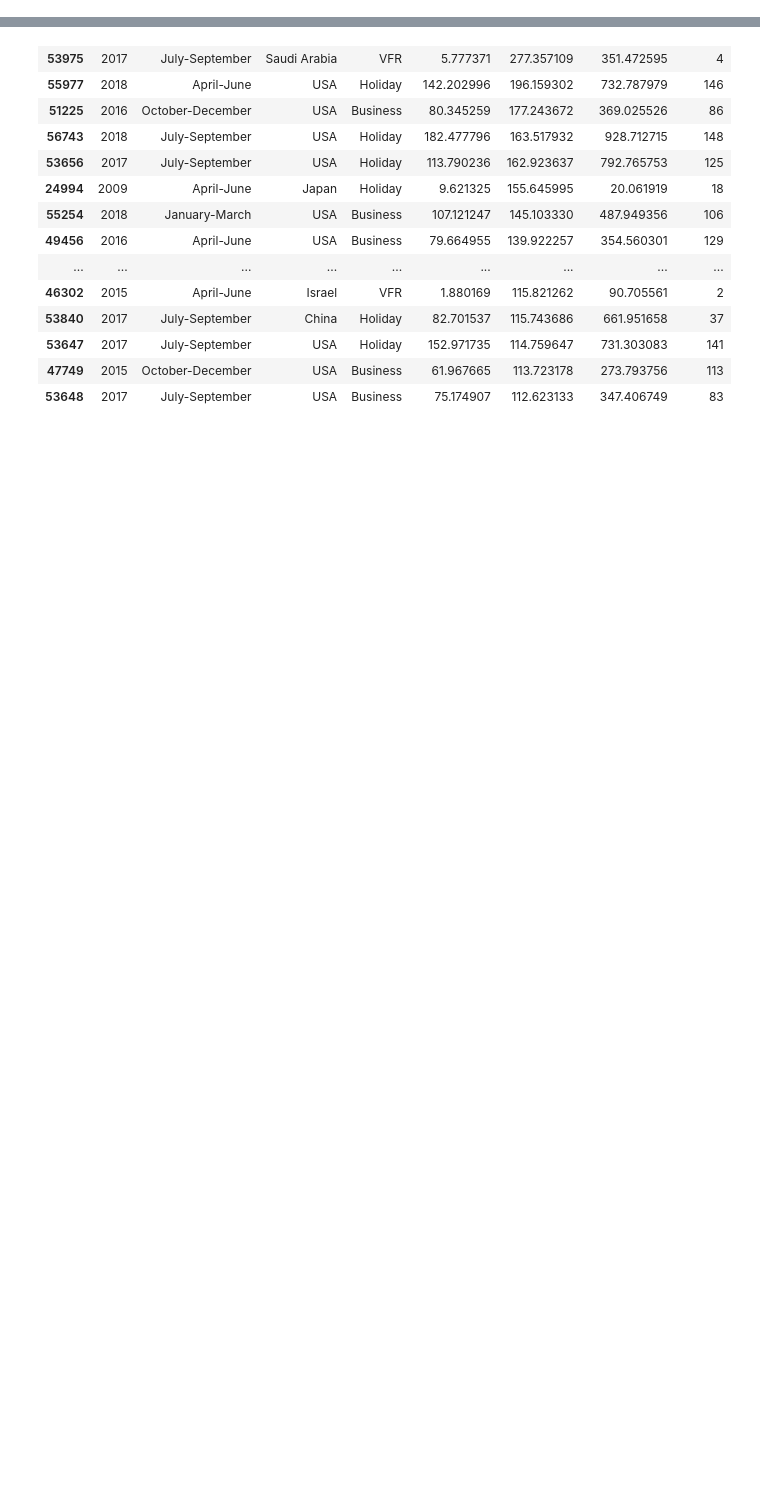
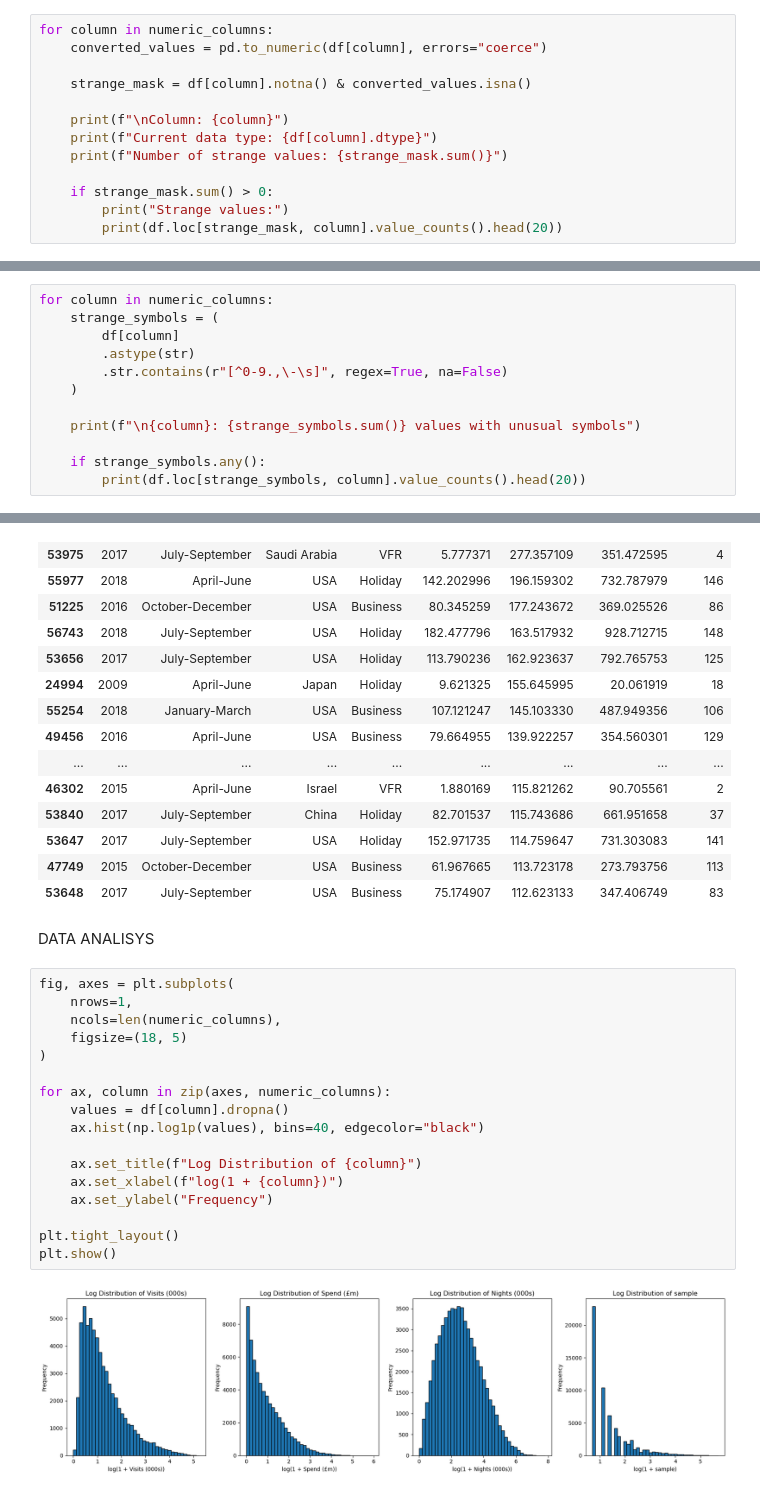
Before and after one commit to VSHellkite/ML_CA_2_2021417, a Jupyter notebook: ML_CA2_2021417.ipynb, the cells around one changed output, grey strips where cells are left out. Drawn from its saved outputs; the diff is of its cells as text; blank space fills up the shorter version.

Commit message:
Initiated Data Analysis

```diff
--- a/ML_CA2_2021417.ipynb
+++ b/ML_CA2_2021417.ipynb
@@ -79,0 +144,13 @@ dtype: int64
+# %%
+for column in numeric_columns:
+    converted_values = pd.to_numeric(df[column], errors="coerce")
+
+    strange_mask = df[column].notna() & converted_values.isna()
+
+    print(f"\nColumn: {column}")
+    print(f"Current data type: {df[column].dtype}")
+    print(f"Number of strange values: {strange_mask.sum()}")
+
+    if strange_mask.sum() > 0:
+        print("Strange values:")
+        print(df.loc[strange_mask, column].value_counts().head(20))
@@ -79,0 +173,12 @@ dtype: int64
+# %%
+for column in numeric_columns:
+    strange_symbols = (
+        df[column]
+        .astype(str)
+        .str.contains(r"[^0-9.,\-\s]", regex=True, na=False)
+    )
+
+    print(f"\n{column}: {strange_symbols.sum()} values with unusual symbols")
+
+    if strange_symbols.any():
+        print(df.loc[strange_symbols, column].value_counts().head(20))
@@ -149,3 +267,24 @@ df.nlargest(20, "Spend (£m)")[
 | 53647 | 2017 | July-September | USA | Holiday | 152.971735 | 114.759647 | 731.303083 | 141 |
 | 47749 | 2015 | October-December | USA | Business | 61.967665 | 113.723178 | 273.793756 | 113 |
 | 53648 | 2017 | July-September | USA | Business | 75.174907 | 112.623133 | 347.406749 | 83 |
+# %% [markdown]
+DATA ANALISYS
+# %%
+fig, axes = plt.subplots(
+    nrows=1,
+    ncols=len(numeric_columns),
+    figsize=(18, 5)
+)
+
+for ax, column in zip(axes, numeric_columns):
+    values = df[column].dropna()
+    ax.hist(np.log1p(values), bins=40, edgecolor="black")
+
+    ax.set_title(f"Log Distribution of {column}")
+    ax.set_xlabel(f"log(1 + {column})")
+    ax.set_ylabel("Frequency")
+
+plt.tight_layout()
+plt.show()
+# %% [output]
+[figure, added]
```
Also changed, not shown: parts of 7 cells of this notebook.
